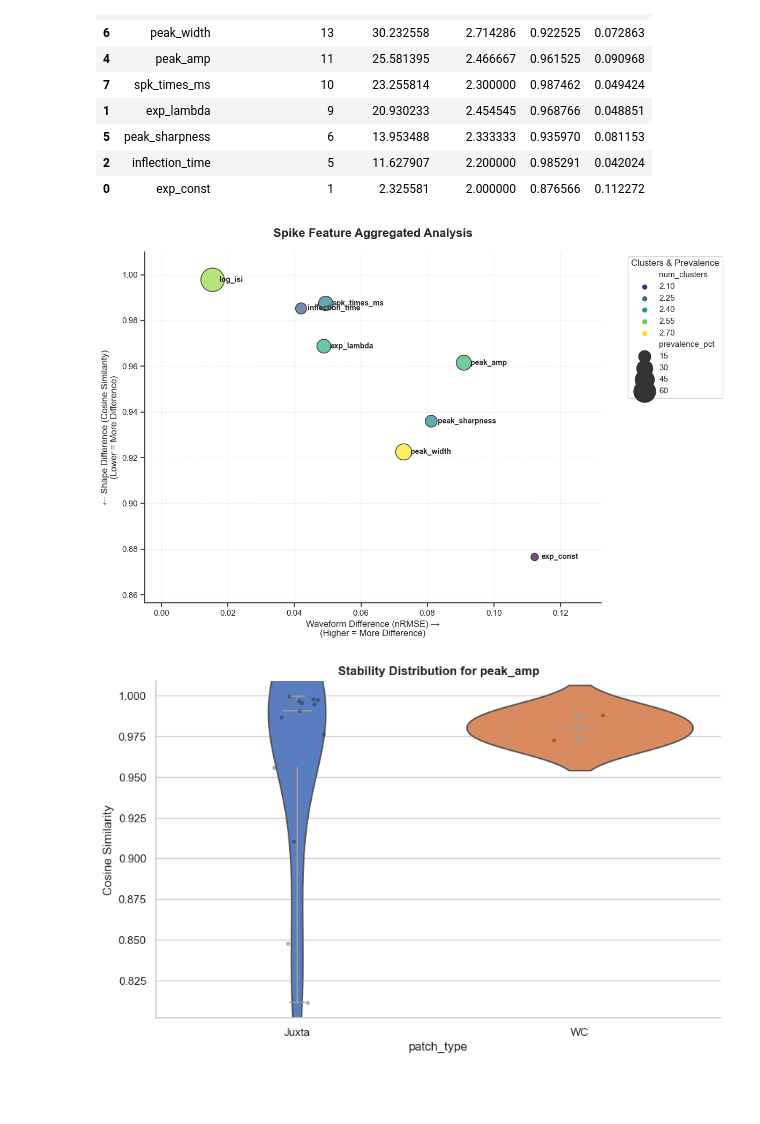
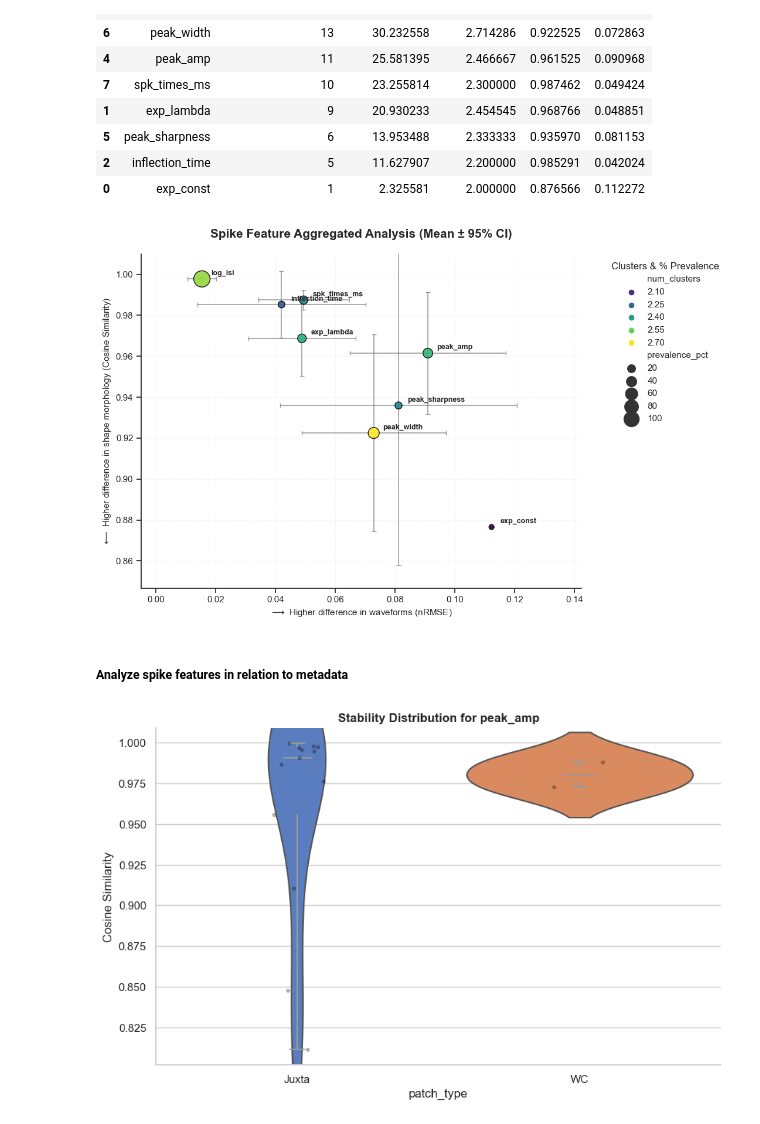
Before and after one commit to voytekresearch/spikewise, a Jupyter notebook: datasets/spe-1/spe1_patch_LFP_analysis/cluster_analyses/all_cluster_comparison.ipynb, the cells around one changed output. Drawn from its saved outputs; the diff is of its cells as text; code cells hidden in the pictures; blank space fills up the shorter version.

```diff
--- a/datasets/spe-1/spe1_patch_LFP_analysis/cluster_analyses/all_cluster_comparison.ipynb
+++ b/datasets/spe-1/spe1_patch_LFP_analysis/cluster_analyses/all_cluster_comparison.ipynb
@@ -88,55 +90,11 @@ spk_feat_prevalence
 | 2 | inflection_time | 5 | 11.627907 | 2.200000 | 0.985291 | 0.042024 |
 | 0 | exp_const | 1 | 2.325581 | 2.000000 | 0.876566 | 0.112272 |
 # %%
-
-
-def plot_aggregated_spike_analysis(df):
-    plt.figure(figsize=(12, 8))
-    sns.set_theme(style="ticks")
-
-    # We plot the two physical difference metrics against each other
-    # Note: High CosSim = Low Shape Diff | High nRMSE = High Waveform Diff
-    scatter = sns.scatterplot(
-        data=df,
-        x='nRMSE',
-        y='cos_sim',
-        size='prevalence_pct',    # Size shows how common the feature is
-        hue='num_clusters',       # Color shows clustering complexity
-        sizes=(100, 1000),        # Make dots large and clear
-        palette='viridis',
-        alpha=0.7,
-        edgecolor='black'
-    )
-
-    # Annotate each point with the feature name so you don't need a legend lookup
-    for i in range(df.shape[0]):
-        plt.text(
-            df.nRMSE[i] + 0.002,
-            df.cos_sim[i],
-            df.spike_feature[i],
-            fontsize=10, fontweight='bold', va='center'
-        )
-
-    # Physical interpretation labels
-    plt.title('Spike Feature Aggregated Analysis', fontsize=16, fontweight='bold', pad=20)
-    plt.xlabel('Waveform Difference (nRMSE) →\n(Higher = More Difference)', fontsize=12)
-    plt.ylabel('← Shape Difference (Cosine Similarity)\n(Lower = More Difference)', fontsize=12)
-
-    # Legend customization
-    plt.legend(title='Clusters & Prevalence', bbox_to_anchor=(1.05, 1), loc='upper left')
-
-    # Standardize limits to focus on the data spread
-    plt.ylim(df['cos_sim'].min() - 0.02, 1.01)
-    plt.xlim(-0.005, df['nRMSE'].max() + 0.02)
-
-    sns.despine()
-    plt.grid(True, linestyle='--', alpha=0.3)
-    plt.tight_layout()
-    plt.show()
-
-plot_aggregated_spike_analysis(spk_feat_prevalence)
+plot_aggregated_spike_feat(df_master)
 # %% [output]
-[figure, old version]
+[figure, new version]
+# %% [markdown]
+##### Analyze spike features in relation to metadata
 # %%
 def plot_raincloud_results(df, feature_to_plot):
     # Filter for a specific feature you found interesting
```
Also changed, not shown: parts of 1 cell of this notebook, 1 other file.
